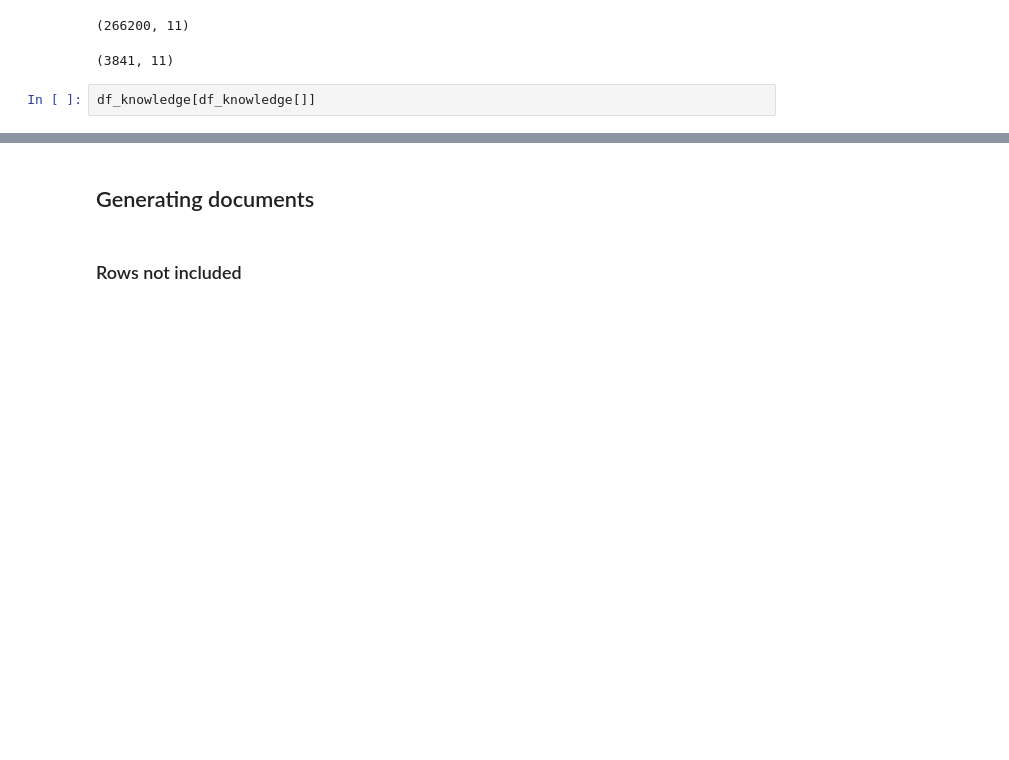
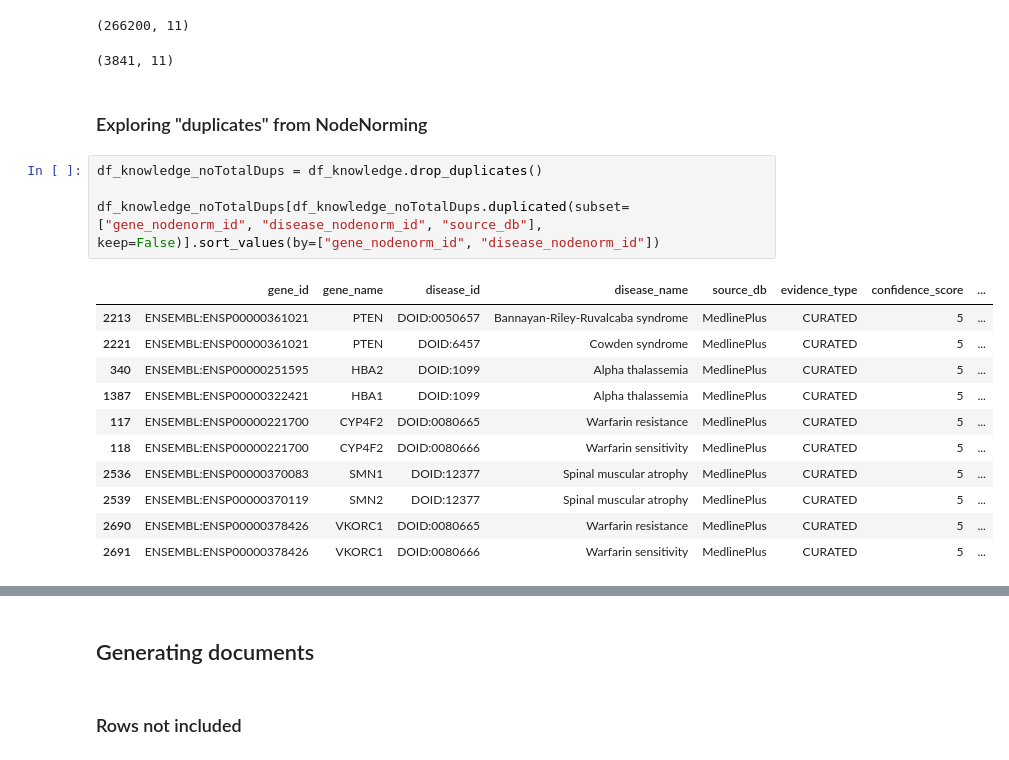
Before and after one commit to biothings/pending.api, a Jupyter notebook: plugins/DISEASES/parser-writing.ipynb, the cells around one changed output, grey strips where cells are left out. Saved outputs shown, nothing was run; the diff lists cells and outputs as text; blank space fills up the shorter version.

```diff
--- a/plugins/DISEASES/parser-writing.ipynb
+++ b/plugins/DISEASES/parser-writing.ipynb
@@ -972,5 +972,21 @@ df_knowledge.shape
 # %% [output]
 (266200, 11)
 (3841, 11)
-# %%
-df_knowledge[df_knowledge[]]
+# %% [markdown]
+### Exploring "duplicates" from NodeNorming
+# %%
+df_knowledge_noTotalDups = df_knowledge.drop_duplicates()
+
+df_knowledge_noTotalDups[df_knowledge_noTotalDups.duplicated(subset=["gene_nodenorm_id", "disease_nodenorm_id", "source_db"], keep=False)].sort_values(by=["gene_nodenorm_id", "disease_nodenorm_id"])
+# %% [output]
+|  | gene_id | gene_name | disease_id | disease_name | source_db | evidence_type | confidence_score | ... |
+| 2213 | ENSEMBL:ENSP00000361021 | PTEN | DOID:0050657 | Bannayan-Riley-Ruvalcaba syndrome | MedlinePlus | CURATED | 5 | ... |
+| 2221 | ENSEMBL:ENSP00000361021 | PTEN | DOID:6457 | Cowden syndrome | MedlinePlus | CURATED | 5 | ... |
+| 340 | ENSEMBL:ENSP00000251595 | HBA2 | DOID:1099 | Alpha thalassemia | MedlinePlus | CURATED | 5 | ... |
+| 1387 | ENSEMBL:ENSP00000322421 | HBA1 | DOID:1099 | Alpha thalassemia | MedlinePlus | CURATED | 5 | ... |
+| 117 | ENSEMBL:ENSP00000221700 | CYP4F2 | DOID:0080665 | Warfarin resistance | MedlinePlus | CURATED | 5 | ... |
+| 118 | ENSEMBL:ENSP00000221700 | CYP4F2 | DOID:0080666 | Warfarin sensitivity | MedlinePlus | CURATED | 5 | ... |
+| 2536 | ENSEMBL:ENSP00000370083 | SMN1 | DOID:12377 | Spinal muscular atrophy | MedlinePlus | CURATED | 5 | ... |
+| 2539 | ENSEMBL:ENSP00000370119 | SMN2 | DOID:12377 | Spinal muscular atrophy | MedlinePlus | CURATED | 5 | ... |
+| 2690 | ENSEMBL:ENSP00000378426 | VKORC1 | DOID:0080665 | Warfarin resistance | MedlinePlus | CURATED | 5 | ... |
+| 2691 | ENSEMBL:ENSP00000378426 | VKORC1 | DOID:0080666 | Warfarin sensitivity | MedlinePlus | CURATED | 5 | ... |
```
Also changed, not shown: parts of 4 cells of this notebook.
